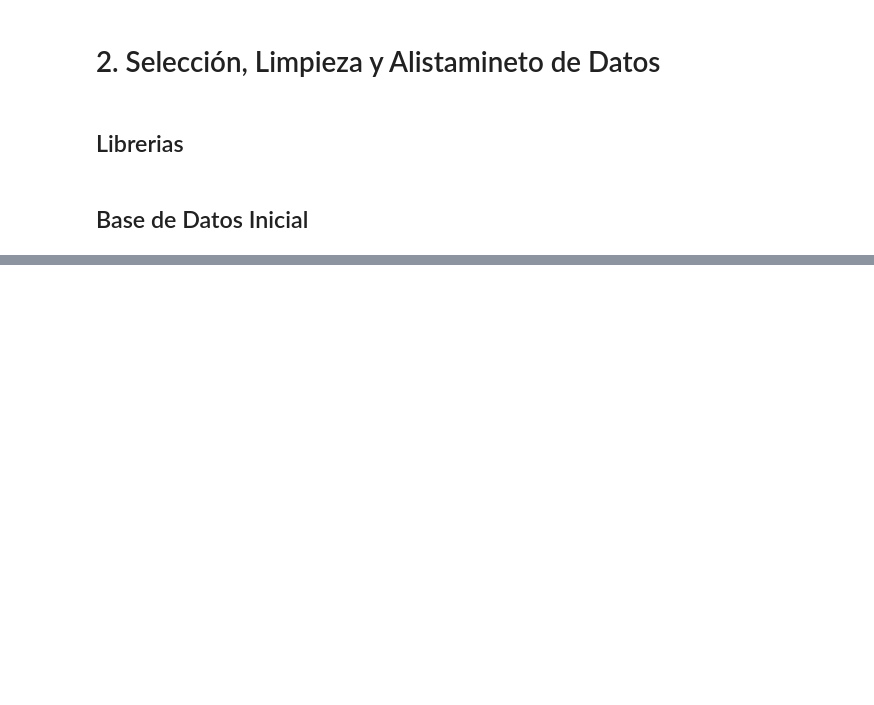
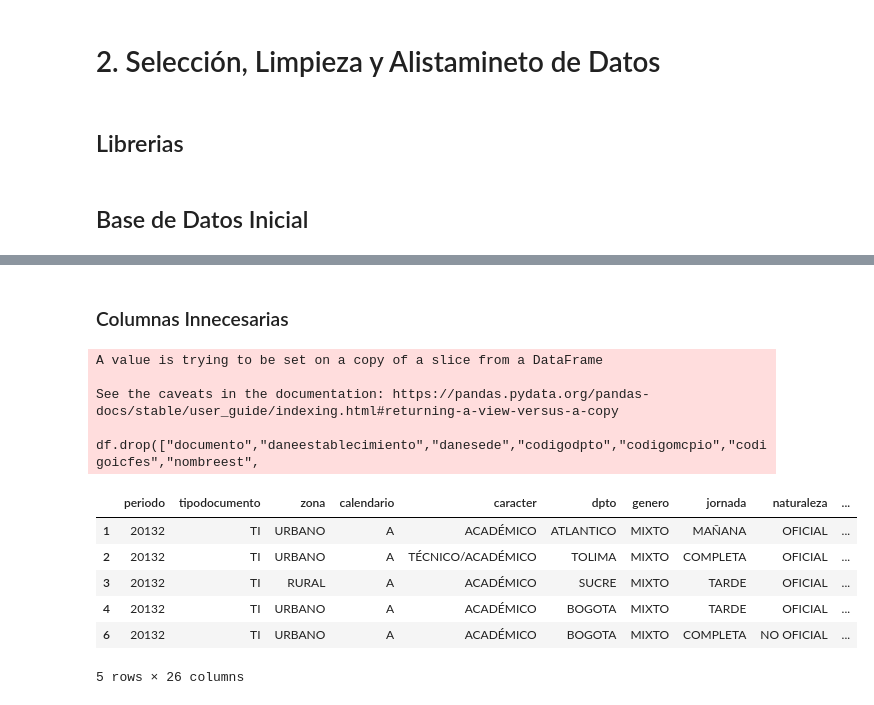
Before and after one commit to levium1029/Proyecto-2, a Jupyter notebook: main.ipynb, the cells around one changed output, grey strips where cells are left out. Cells and saved outputs as stored; diff of their text form; code cells hidden in the pictures; blank space fills up the shorter version.

```diff
--- a/main.ipynb
+++ b/main.ipynb
@@ -31,0 +169,22 @@ df.head()
+# %%
+df = df[df["libertad"]=="N"]
+# %% [markdown]
+### Columnas Innecesarias
+# %%
+df.drop(["documento","daneestablecimiento","danesede","codigodpto","codigomcpio","codigoicfes","nombreest",
+         "nombresede","sedeprincipal","coddptopres","codmcpiopres","coddeptoreside","codmcpioreside","dptopres",
+         "investigacion","tipoestudiante","libertad","mcpiopres","mcpioreside","mcpio", "bilingue","paisreside","nacionalidad"],
+        axis=1, inplace=True)
+df.head()
+# %% [output]
+A value is trying to be set on a copy of a slice from a DataFrame
+
+See the caveats in the documentation: https://pandas.pydata.org/pandas-docs/stable/user_guide/indexing.html#returning-a-view-versus-a-copy
+  df.drop(["documento","daneestablecimiento","danesede","codigodpto","codigomcpio","codigoicfes","nombreest",
+|  | periodo | tipodocumento | zona | calendario | caracter | dpto | genero | jornada | naturaleza | ... |
+| 1 | 20132 | TI | URBANO | A | ACADÉMICO | ATLANTICO | MIXTO | MAÑANA | OFICIAL | ... |
+| 2 | 20132 | TI | URBANO | A | TÉCNICO/ACADÉMICO | TOLIMA | MIXTO | COMPLETA | OFICIAL | ... |
+| 3 | 20132 | TI | RURAL | A | ACADÉMICO | SUCRE | MIXTO | TARDE | OFICIAL | ... |
+| 4 | 20132 | TI | URBANO | A | ACADÉMICO | BOGOTA | MIXTO | TARDE | OFICIAL | ... |
+| 6 | 20132 | TI | URBANO | A | ACADÉMICO | BOGOTA | MIXTO | COMPLETA | NO OFICIAL | ... |
+5 rows × 26 columns
```
Also changed, not shown: parts of 18 cells of this notebook.
